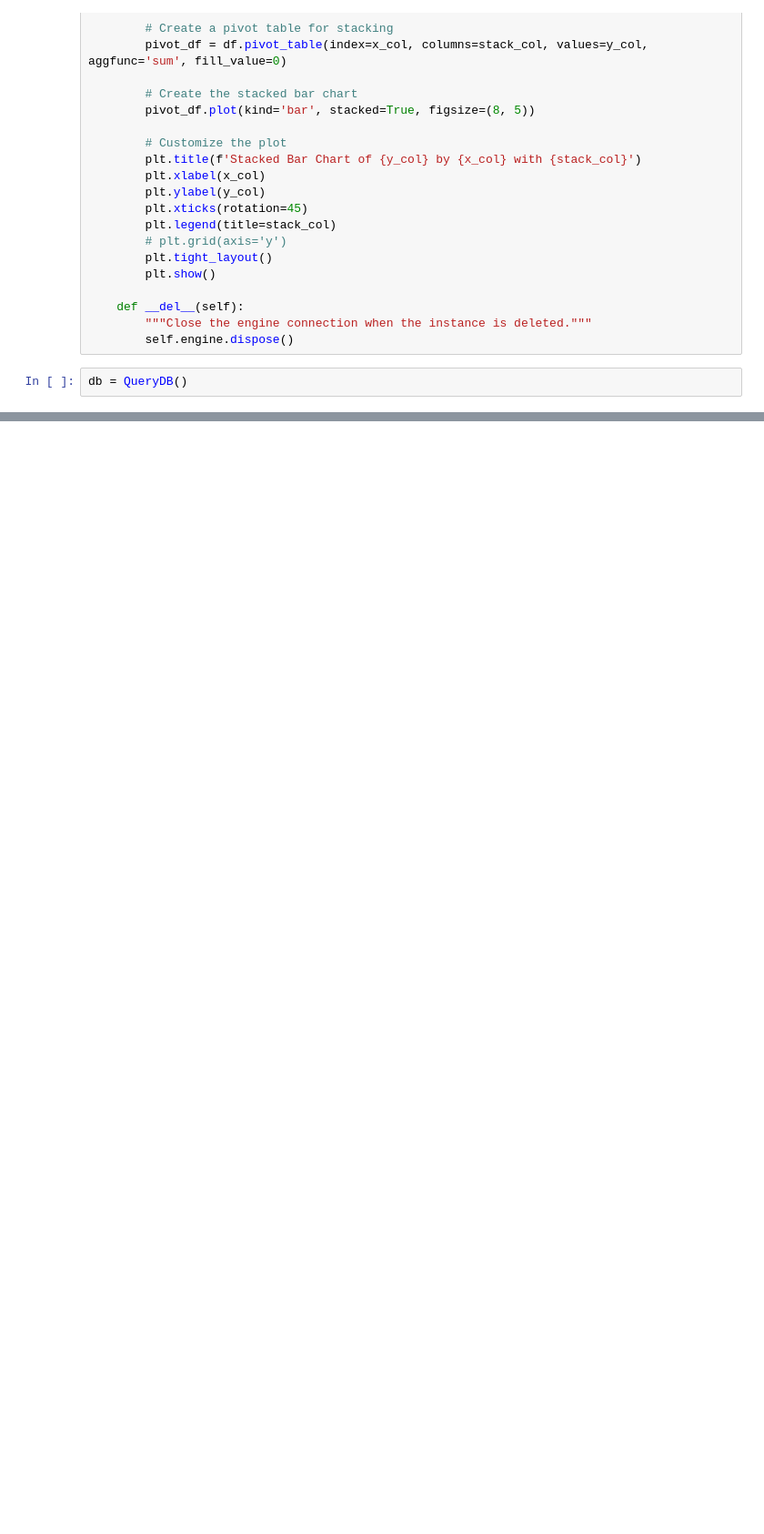
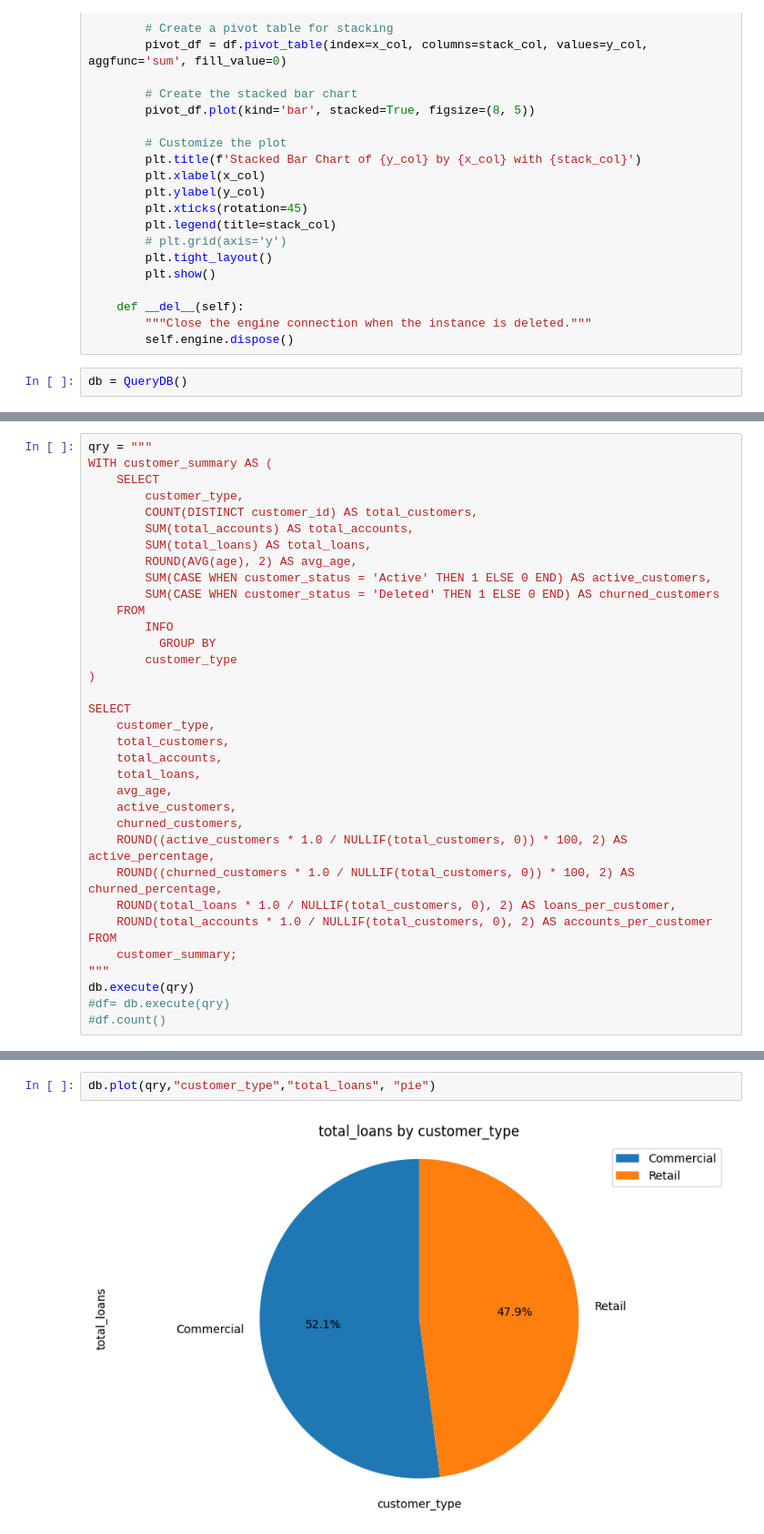
Before and after one commit to scidata-22/star-api, a Jupyter notebook: 03_data_set.ipynb, the cells around one changed output, grey strips where cells are left out. Shown at 91% size. Drawn from its saved outputs; the diff is of its cells as text; blank space fills up the shorter version.

```diff
--- a/03_data_set.ipynb
+++ b/03_data_set.ipynb
@@ -103,0 +149,35 @@ db.plot_stacked_bar(qry, "join_month", "customer_count", "CUSTOMER_STATUS")
+# %%
+qry = """
+WITH customer_summary AS (
+    SELECT
+        customer_type,
+        COUNT(DISTINCT customer_id) AS total_customers,
+        SUM(total_accounts) AS total_accounts,
+        SUM(total_loans) AS total_loans,
+        ROUND(AVG(age), 2) AS avg_age,
+        SUM(CASE WHEN customer_status = 'Active' THEN 1 ELSE 0 END) AS active_customers,
+        SUM(CASE WHEN customer_status = 'Deleted' THEN 1 ELSE 0 END) AS churned_customers
+    FROM
+        INFO
+          GROUP BY
+        customer_type
+)
+
+SELECT
+    customer_type,
+    total_customers,
+    total_accounts,
+    total_loans,
+    avg_age,
+    active_customers,
+    churned_customers,
+    ROUND((active_customers * 1.0 / NULLIF(total_customers, 0)) * 100, 2) AS active_percentage,
+    ROUND((churned_customers * 1.0 / NULLIF(total_customers, 0)) * 100, 2) AS churned_percentage,
+    ROUND(total_loans * 1.0 / NULLIF(total_customers, 0), 2) AS loans_per_customer,
+    ROUND(total_accounts * 1.0 / NULLIF(total_customers, 0), 2) AS accounts_per_customer
+FROM
+    customer_summary;
+"""
+db.execute(qry)
+#df= db.execute(qry)
+#df.count()
@@ -103,0 +188,4 @@ db.plot_stacked_bar(qry, "join_month", "customer_count", "CUSTOMER_STATUS")
+# %%
+db.plot(qry,"customer_type","total_loans", "pie")
+# %% [output]
+[figure, added]
```
Also changed, not shown: parts of 30 cells of this notebook.
